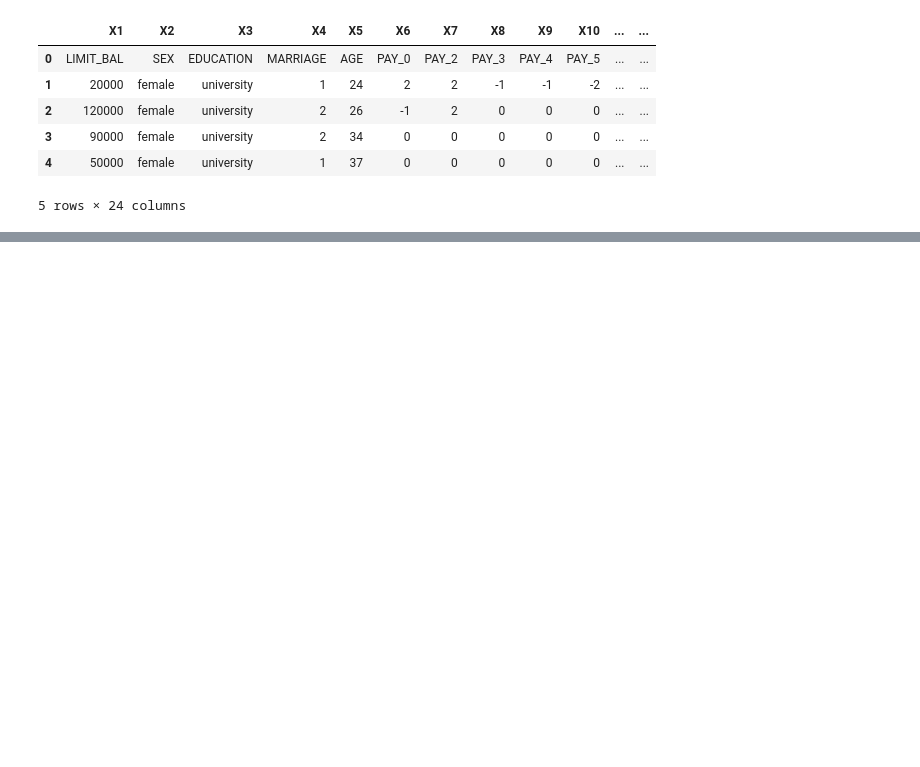
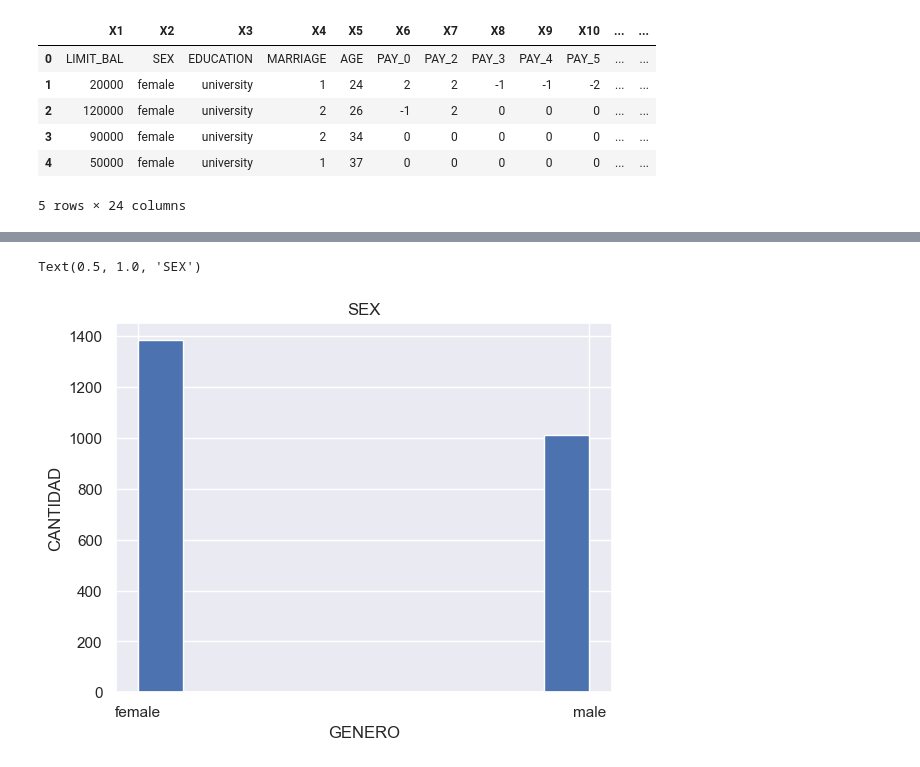
Before and after one commit to nicolecubero/MACHINE-LEARNING, a Jupyter notebook: MACHINE LEARNING.ipynb, the cells around one changed output, grey strips where cells are left out. Cells and saved outputs as stored; diff of their text form; code cells hidden in the pictures; blank space fills up the shorter version.

```diff
--- a/MACHINE LEARNING.ipynb
+++ b/MACHINE LEARNING.ipynb
@@ -100,0 +180,14 @@ credit.describe()
+# %%
+%matplotlib inline
+import matplotlib as plt
+
+plt.pyplot.hist(credit["SEX"])
+
+
+
+plt.pyplot.xlabel("GENERO")
+plt.pyplot.ylabel("CANTIDAD")
+plt.pyplot.title("SEX")
+# %% [output]
+Text(0.5, 1.0, 'SEX')
+[figure, added]
```
Also changed, not shown: parts of 97 cells of this notebook.
